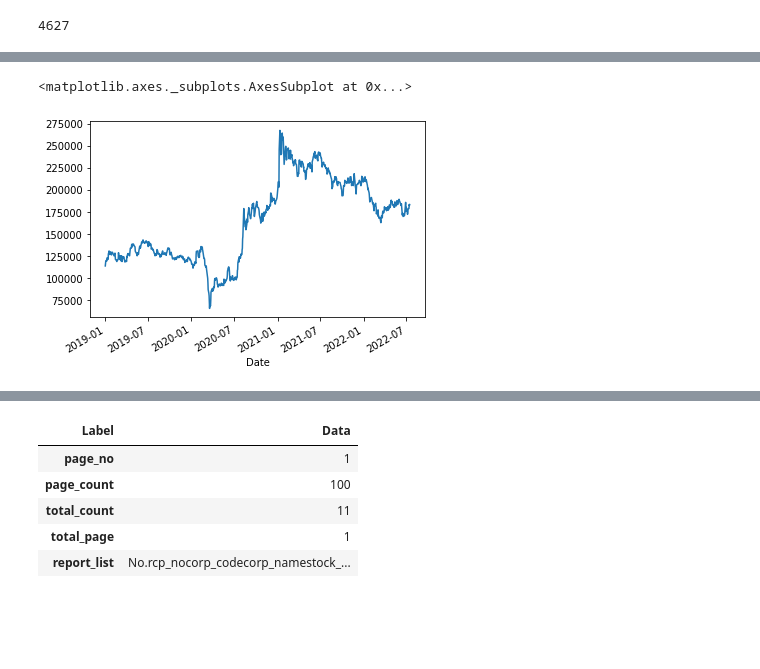
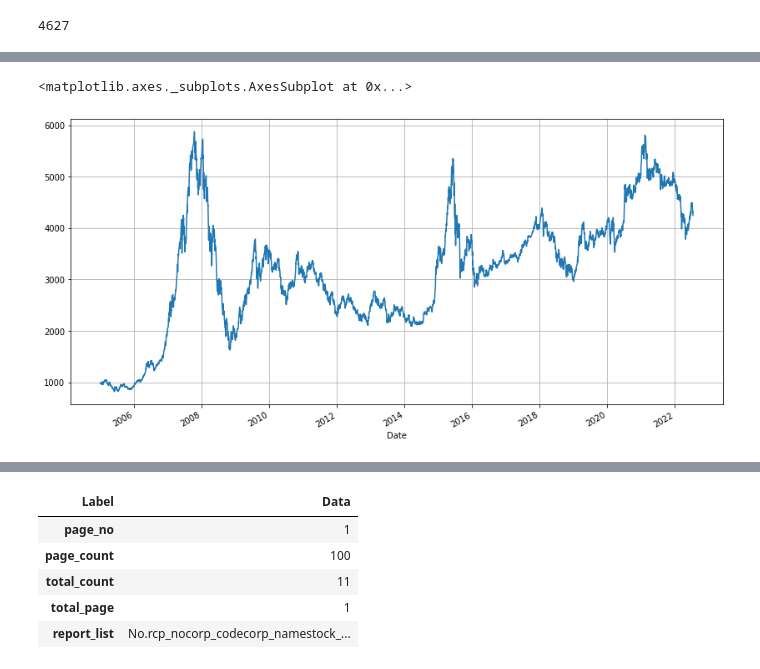
Before and after one commit to sub3h/StockAnalysisInPython, a Jupyter notebook: biasguard.ipynb, the cells around one changed output, grey strips where cells are left out. Saved outputs shown, nothing was run; the diff lists cells and outputs as text; code cells hidden in the pictures; blank space fills up the shorter version.

```diff
--- a/biasguard.ipynb
+++ b/biasguard.ipynb
@@ -96,11 +181,23 @@ Requirement already satisfied: tornado==5.1 in /usr/local/lib/python3.7/dist-pac
 # %%
 # 라이브러리 임포트
 
+#금융
 import dart_fss as dart
 import telegram as tel
 import FinanceDataReader as fdr
+import yfinance as yf
+from pykrx import stock
+
+#데이터
 import pandas as pd
+import pandas_datareader as pdr
 import numpy as np
+
+#시각화
+%matplotlib inline
+import matplotlib.pyplot as plt
+plt.rcParams["figure.figsize"] = (14,7)
+plt.rcParams['axes.grid'] = True
 # %%
 # 종목코드 취득
 
@@ -168,6 +289,6 @@ df.tail(10)
 # %%
-df = fdr.DataReader('005380', '2019')
+df = fdr.DataReader('CSI300')
 df['Close'].plot()
 # %% [output]
 <matplotlib.axes._subplots.AxesSubplot at 0x...>
-[figure, old version]
+[figure, new version]
```
Also changed, not shown: parts of 42 cells of this notebook.
